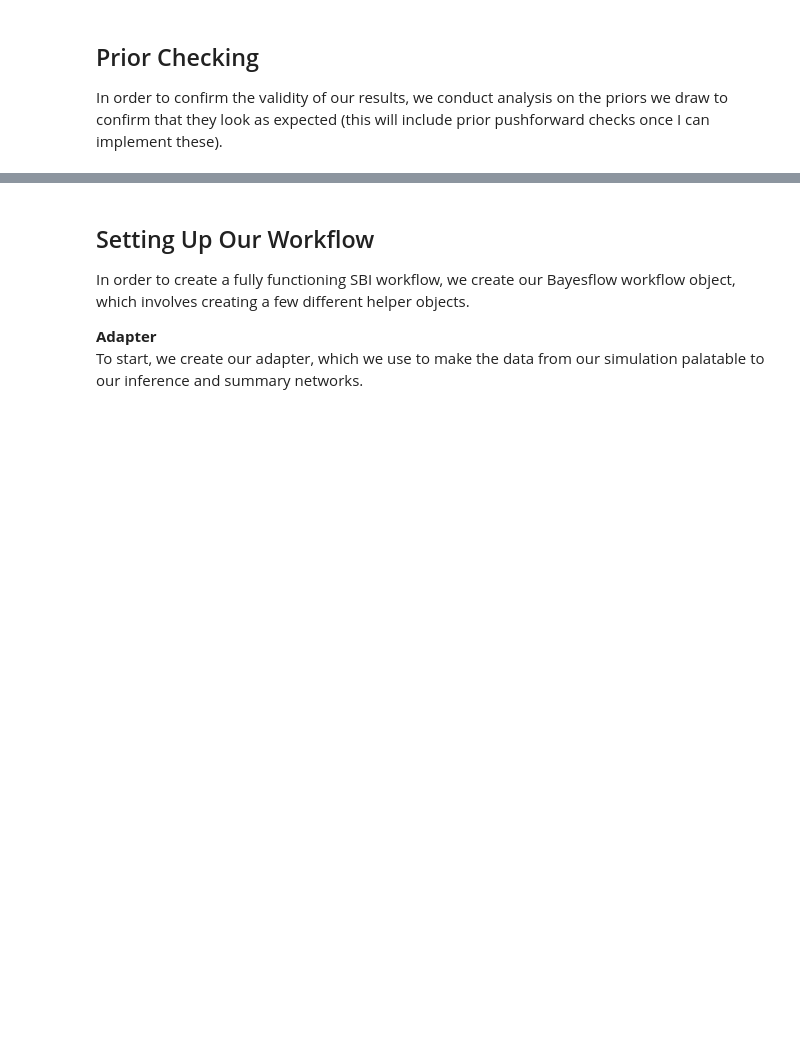
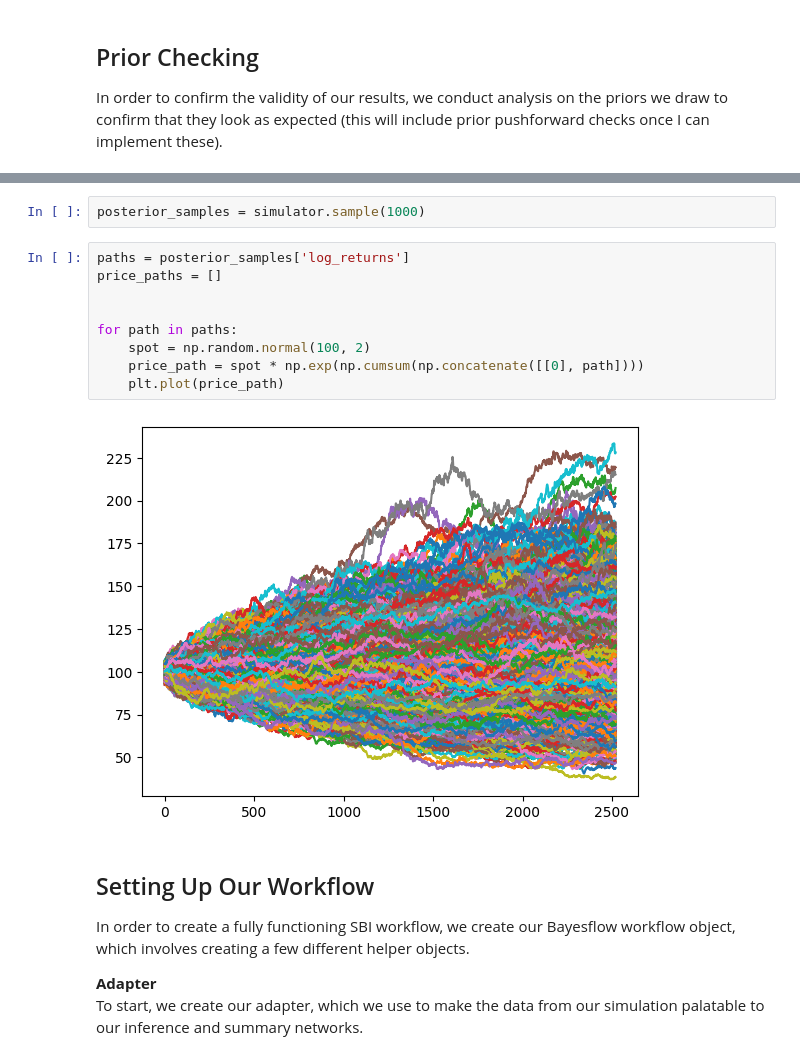
Before and after one commit to HexTechKiran/BayesSmile, a Jupyter notebook: HSV.ipynb, the cells around one changed output, grey strips where cells are left out. Drawn from its saved outputs; the diff is of its cells as text; blank space fills up the shorter version.

Commit message:
Updated HSV notebook simulation to optimize path generation. Standardized log_returns and rho. Changed summary net to TimeSeriesNetwork and inference net to DiffusionModel

```diff
--- a/HSV.ipynb
+++ b/HSV.ipynb
@@ -154,3 +161,16 @@ grid = bf.diagnostics.plots.pairs_samples(
+# %%
+posterior_samples = simulator.sample(1000)
+# %%
+paths = posterior_samples['log_returns']
+price_paths = []
+
+
+for path in paths:
+    spot = np.random.normal(100, 2)
+    price_path = spot * np.exp(np.cumsum(np.concatenate([[0], path])))
+    plt.plot(price_path)
+# %% [output]
+[figure, added]
 # %% [markdown]
 ## Setting Up Our Workflow
 
```
Also changed, not shown: parts of 12 cells of this notebook, 1 other file.
